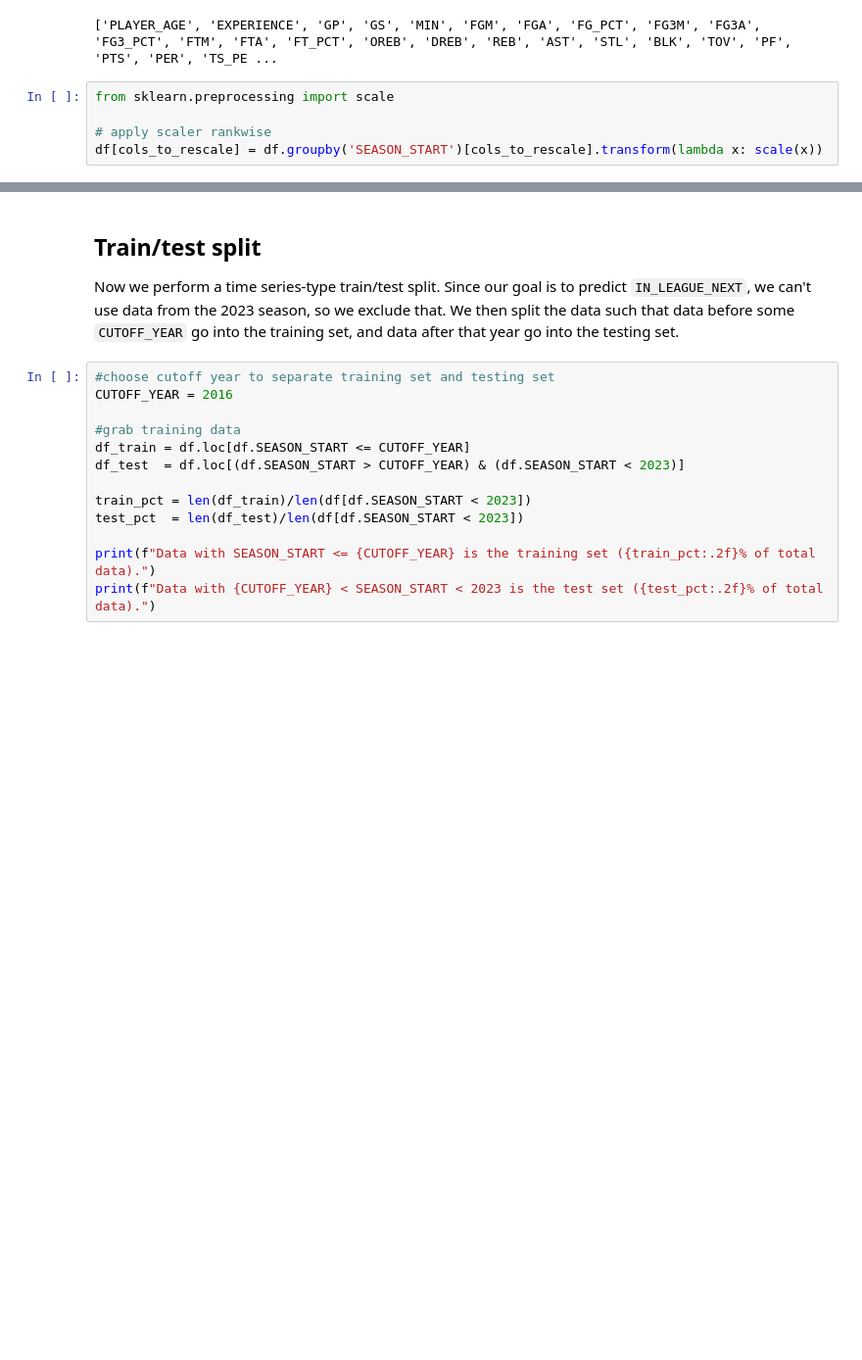
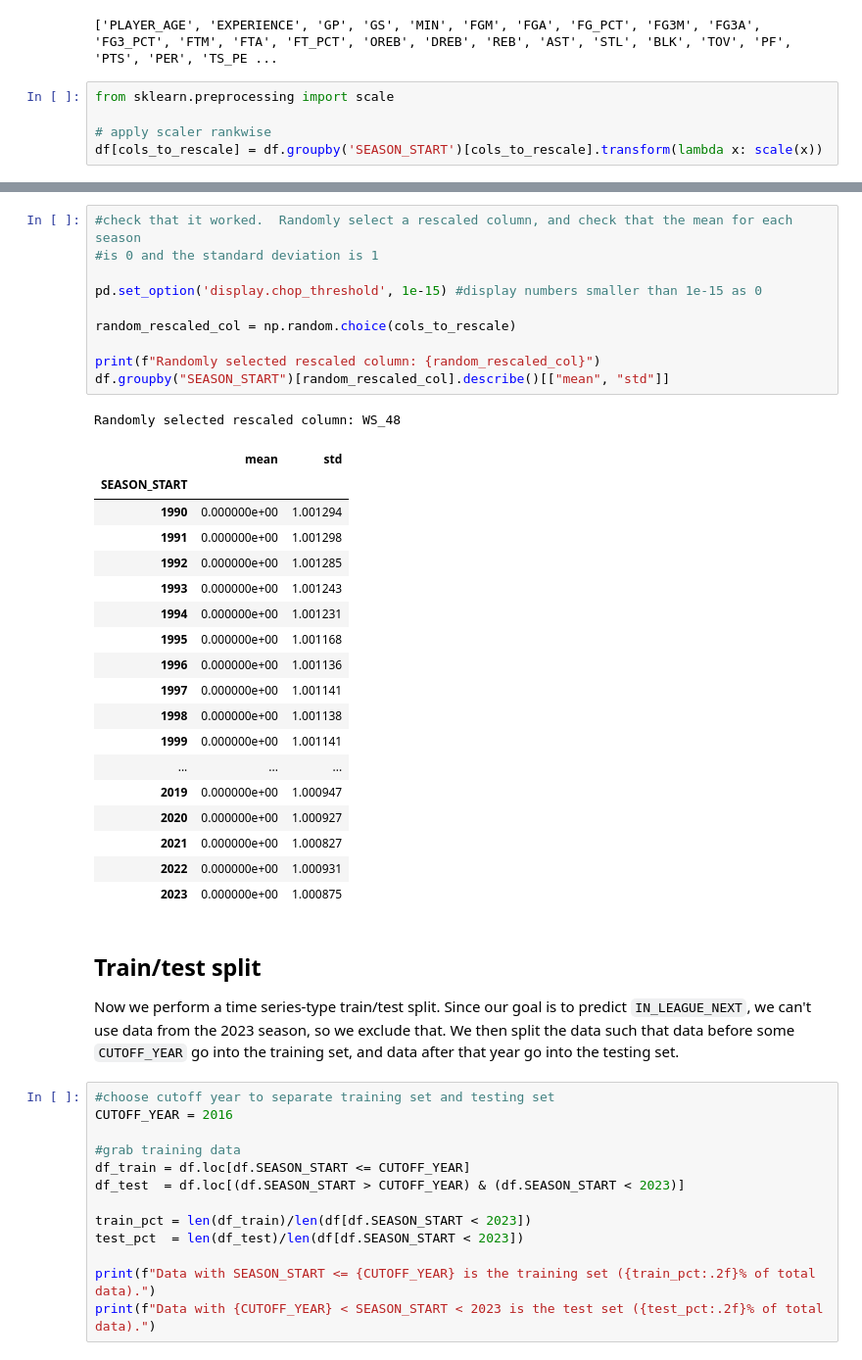
Before and after one commit to aapandy2/predicting_nba_player_retention, a Jupyter notebook: 1_DataMerger.ipynb, the cells around one changed output, grey strips where cells are left out. Shown at 98% size. Saved outputs shown, nothing was run; the diff lists cells and outputs as text; blank space fills up the shorter version.

```diff
--- a/1_DataMerger.ipynb
+++ b/1_DataMerger.ipynb
@@ -557,3 +549,33 @@ df[cols_to_rescale].describe().loc[["mean", "std"]]
+# %%
+#check that it worked.  Randomly select a rescaled column, and check that the mean for each season
+#is 0 and the standard deviation is 1
+
+pd.set_option('display.chop_threshold', 1e-15) #display numbers smaller than 1e-15 as 0
+
+random_rescaled_col = np.random.choice(cols_to_rescale)
+
+print(f"Randomly selected rescaled column: {random_rescaled_col}")
+df.groupby("SEASON_START")[random_rescaled_col].describe()[["mean", "std"]]
+# %% [output]
+Randomly selected rescaled column: WS_48
+|  | mean | std |
+| SEASON_START |  |  |
+| 1990 | 0.000000e+00 | 1.001294 |
+| 1991 | 0.000000e+00 | 1.001298 |
+| 1992 | 0.000000e+00 | 1.001285 |
+| 1993 | 0.000000e+00 | 1.001243 |
+| 1994 | 0.000000e+00 | 1.001231 |
+| 1995 | 0.000000e+00 | 1.001168 |
+| 1996 | 0.000000e+00 | 1.001136 |
+| 1997 | 0.000000e+00 | 1.001141 |
+| 1998 | 0.000000e+00 | 1.001138 |
+| 1999 | 0.000000e+00 | 1.001141 |
+| ... | ... | ... |
+| 2019 | 0.000000e+00 | 1.000947 |
+| 2020 | 0.000000e+00 | 1.000927 |
+| 2021 | 0.000000e+00 | 1.000827 |
+| 2022 | 0.000000e+00 | 1.000931 |
+| 2023 | 0.000000e+00 | 1.000875 |
 # %% [markdown]
 ## Train/test split
 
```
Also changed, not shown: parts of 4 cells of this notebook.
